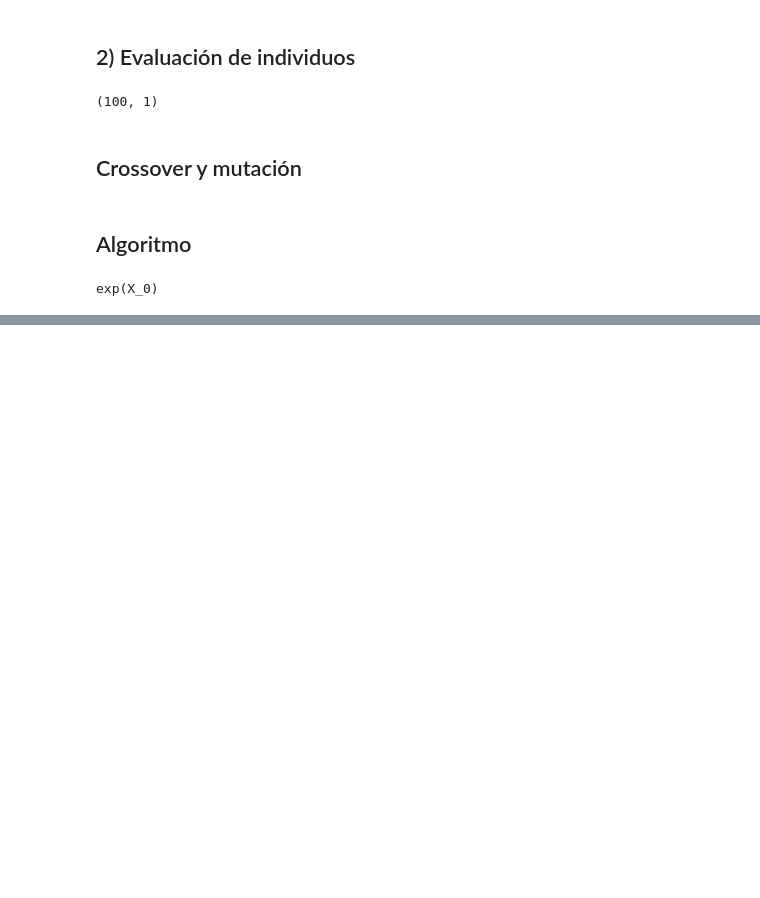
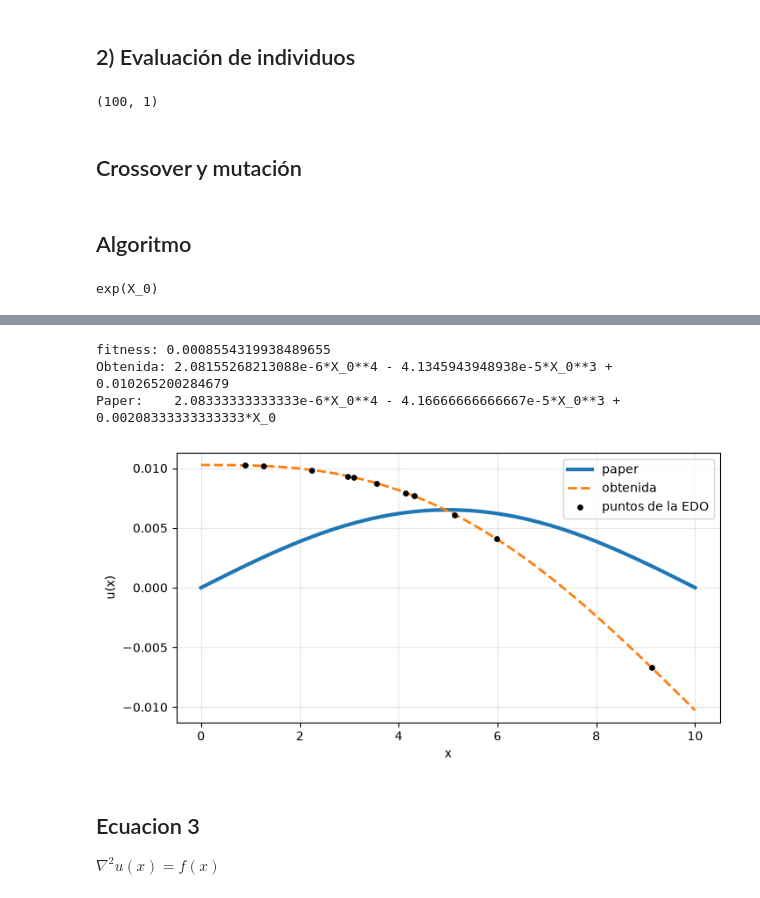
Before and after one commit to a01647198/AlgoritmoGeneticoED, a Jupyter notebook: notebooks/EDO_GSPR.ipynb, the cells around one changed output, grey strips where cells are left out. Saved outputs shown, nothing was run; the diff lists cells and outputs as text; code cells hidden in the pictures; blank space fills up the shorter version.

```diff
--- a/notebooks/EDO_GSPR.ipynb
+++ b/notebooks/EDO_GSPR.ipynb
@@ -247,0 +355,11 @@ a
+# %%
+ea = GeneralizedCrowdingEA(evaluator, crossover, mutation, 0.5, 0.5)
+island = Island(ea, agraph_generator, P)
+archipielago = SerialArchipelago(island, num_islands=10)
+
+t0 = time.time()
+for paso in range(1, 31):
+    archipielago.evolve(10)
+    print(f"gen {paso*10} | mejor fitness {archipielago.get_best_fitness():.6g} | {time.time()-t0:.0f} s", flush=True)
+    if archipielago.get_best_fitness() <= 1e-15: break
+mejor = archipielago.get_best_individual()
@@ -247,0 +384,44 @@ a
+# %%
+mejor = archipielago.get_best_individual()
+print("fitness:", archipielago.get_best_fitness())
+
+# fórmula expandida con las constantes EXACTAS (el print de bingo solo muestra 6 decimales)
+def expresion_exacta(ind):
+    k = ind.get_number_local_optimization_params()
+    consts = [float(np.asarray(c).ravel()[0]) for c in ind.constants]
+    marcado = ind.copy()
+    marcado.set_local_optimization_params([MARCA + i for i in range(k)])
+    s = re.sub(r'\d+\.\d{6}', lambda m: f"C_{int(float(m.group())) - MARCA}",
+               marcado.get_formatted_string("sympy"))
+    cs = [sp.Symbol(f"C_{i}") for i in range(k)]
+    loc = {'X_0': x_sym, **{f"C_{i}": cs[i] for i in range(k)}}
+    expr = parse_expr(s, local_dict=loc, transformations=transformaciones)
+    return sp.expand(expr.subs({cs[i]: consts[i] for i in range(k)}))
+
+c, l = 5e-5, 10
+u_mia = expresion_exacta(mejor)
+u_paper = sp.expand(sp.Rational(1, 24) * c * (x_sym**4 - 2*l*x_sym**3 + l**3*x_sym))
+print("Obtenida:", u_mia)
+print("Paper:   ", u_paper)
+
+
+# gráfica
+f_mia = sp.lambdify(x_sym, u_mia, 'numpy')
+f_pap = sp.lambdify(x_sym, u_paper, 'numpy')
+xs = np.linspace(0, l, 200)
+
+plt.figure(figsize=(8, 4))
+plt.plot(xs, evalua(f_pap, xs), lw=3, label="paper")
+plt.plot(xs, evalua(f_mia, xs), '--', lw=2, label="obtenida")
+plt.scatter(Xi[:, 0], evalua(f_mia, Xi[:, 0]), s=15, c='k', zorder=3, label="puntos de la EDO")
+plt.xlabel("x"); plt.ylabel("u(x)"); plt.grid(alpha=0.3); plt.legend()
+plt.show()
+# %% [output]
+fitness: 0.0008554319938489655
+Obtenida: 2.08155268213088e-6*X_0**4 - 4.1345943948938e-5*X_0**3 + 0.010265200284679
+Paper:    2.08333333333333e-6*X_0**4 - 4.16666666666667e-5*X_0**3 + 0.00208333333333333*X_0
+[figure, added]
+# %% [markdown]
+## Ecuacion 3
+
+$\nabla ^{2} u(x)= f(x)$
```
Also changed, not shown: parts of 27 cells of this notebook, 3 other files.
